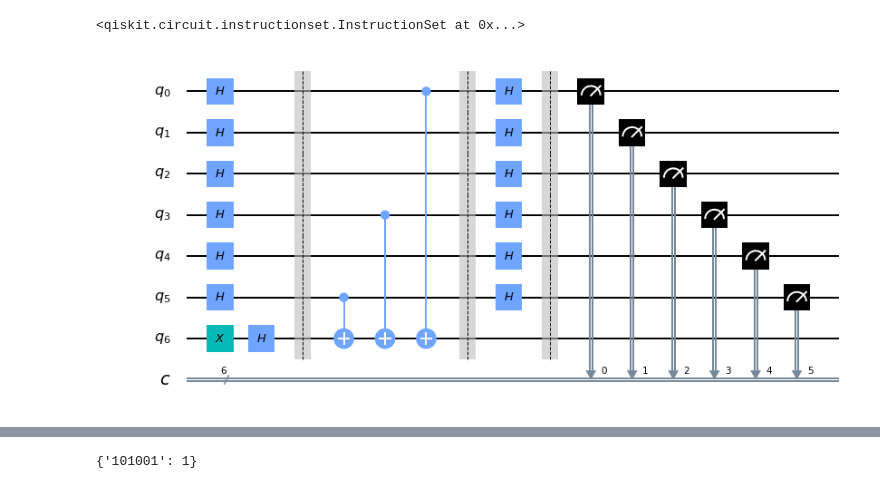
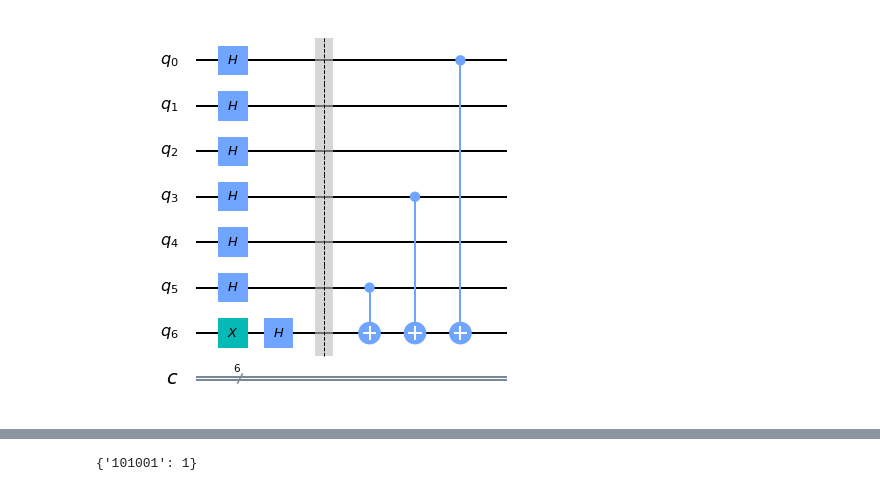
Before and after one commit to ertogrul/q-way, a Jupyter notebook: 005-bernstain-vazinari.ipynb, the cells around one changed output, grey strips where cells are left out. Drawn from its saved outputs; the diff is of its cells as text; code cells hidden in the pictures.

```diff
--- a/005-bernstain-vazinari.ipynb
+++ b/005-bernstain-vazinari.ipynb
@@ -7,36 +27,11 @@ secretnumber = '101001'
 # %%
-# -----------------------------------------
-# building bernstain vazinari algorithm   -
-# -----------------------------------------
-
-circuit = QuantumCircuit(6+1,6)
-# apply h gate to first six qubits out of all 7 qubits we have
-circuit.h([0,1,2,3,4,5])
-
-# for the last qubit apply x gate and then h gate
-circuit.x(6)
-circuit.h(6)
-circuit.barrier()
-
-
 # build the box that contains secret number
 # for every 1 in secret number I am goint to put cx gate.
 # for first 1 it will be '5', for second 1 it will be '3' for last one , '0'
 circuit.cx(5,6)
 circuit.cx(3,6)
 circuit.cx(0,6)
 # thats the box that encodes the secret number
-
-# apply h gates again
-circuit.barrier()
-circuit.h([0,1,2,3,4,5])
-
-# add measurement
-circuit.barrier()
-circuit.measure([0,1,2,3,4,5],[0,1,2,3,4,5])
+circuit.draw(output='mpl')
 # %% [output]
-<qiskit.circuit.instructionset.InstructionSet at 0x...>
+[figure, added]
-# %%
-circuit.draw(output='mpl')
-# %% [output]
-[figure, removed]
```
Also changed, not shown: parts of 4 cells of this notebook, 2 other files.
